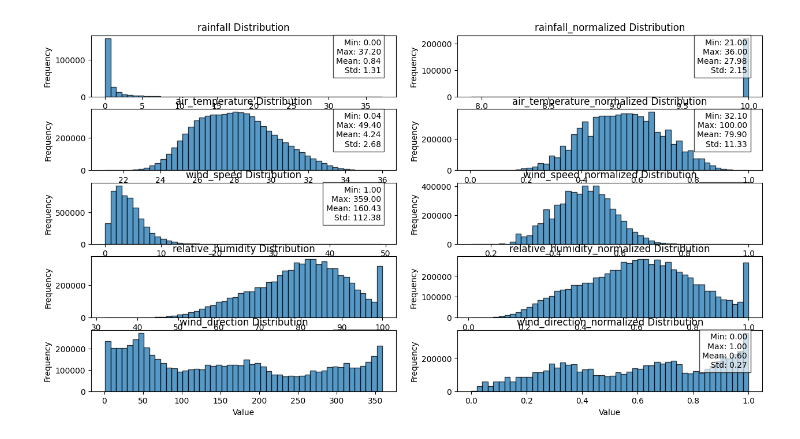
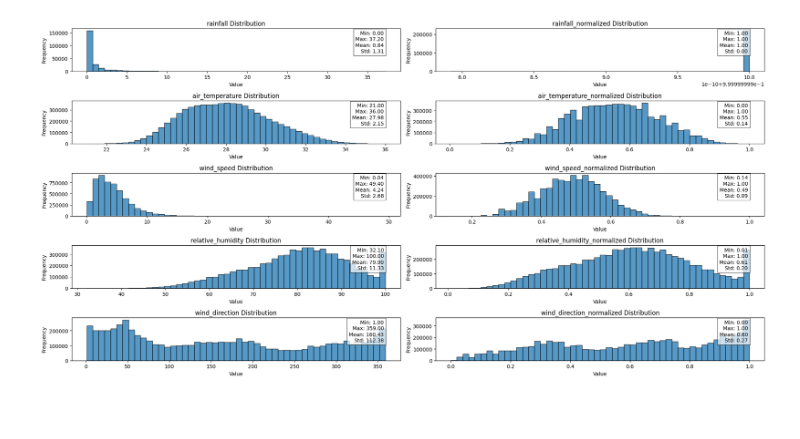
Before and after one commit to TomPiccio/Lightning_Risk_Prediction, a Jupyter notebook: notebooks/data_generator.ipynb, the cells around one changed output. Saved outputs shown, nothing was run; the diff lists cells and outputs as text; code cells hidden in the pictures; blank space fills up the shorter version.

```diff
--- a/notebooks/data_generator.ipynb
+++ b/notebooks/data_generator.ipynb
@@ -45,33 +45,33 @@ for i in range(len(input_data_df_names)):
 import matplotlib.pyplot as plt
 import pandas as pd
 
 # Create a 2x2 subplot layout
-fig, axes = plt.subplots(5, 2, figsize=(20, 8))
+fig, axes = plt.subplots(5, 2, figsize=(20, 10))
 axes = axes.flatten()  # Flatten for easy iteration
 
 for i, (df, name) in enumerate(zip(input_data_dfs+normalized_dfs, input_data_df_names+[i+"_normalized" for i in input_data_df_names])):
     # Select only numerical columns (excluding Timestamp)
     df_values = df.drop(columns=["Timestamp"], errors="ignore").melt().value.dropna()
     df_values = df_values[df_values>0]
     # Convert to float
     df_values = df_values.astype(float)
     # Calculate statistics
     min_val = df_values.min()
     max_val = df_values.max()
     mean_val = df_values.mean()
     std_val = df_values.std()
 
     # Plot histogram
     axes[i*2 if i < 5 else (i-5)*2+1].hist(df_values, bins=50, alpha=0.75, edgecolor="black")
     axes[i*2 if i < 5 else (i-5)*2+1].set_title(f"{name} Distribution")
     axes[i*2 if i < 5 else (i-5)*2+1].set_xlabel("Value")
     axes[i*2 if i < 5 else (i-5)*2+1].set_ylabel("Frequency")
     stats_text = f"Min: {min_val:.2f}\nMax: {max_val:.2f}\nMean: {mean_val:.2f}\nStd: {std_val:.2f}"
-    axes[i*2 if i < 5 else (i-5)*2+1].text(0.95, 0.95, stats_text, transform=axes[i].transAxes,
+    axes[i*2 if i < 5 else (i-5)*2+1].text(0.95, 0.95, stats_text, transform=axes[i*2 if i < 5 else (i-5)*2+1].transAxes,
                  fontsize=10, verticalalignment='top', horizontalalignment='right',
                  bbox=dict(facecolor='white', alpha=0.7, edgecolor='black'))
 
 plt.tight_layout()
 plt.show()
 # %% [output]
-[figure, old version]
+[figure, new version]
```
Also changed, not shown: parts of 7 cells of this notebook, 4 other files.
